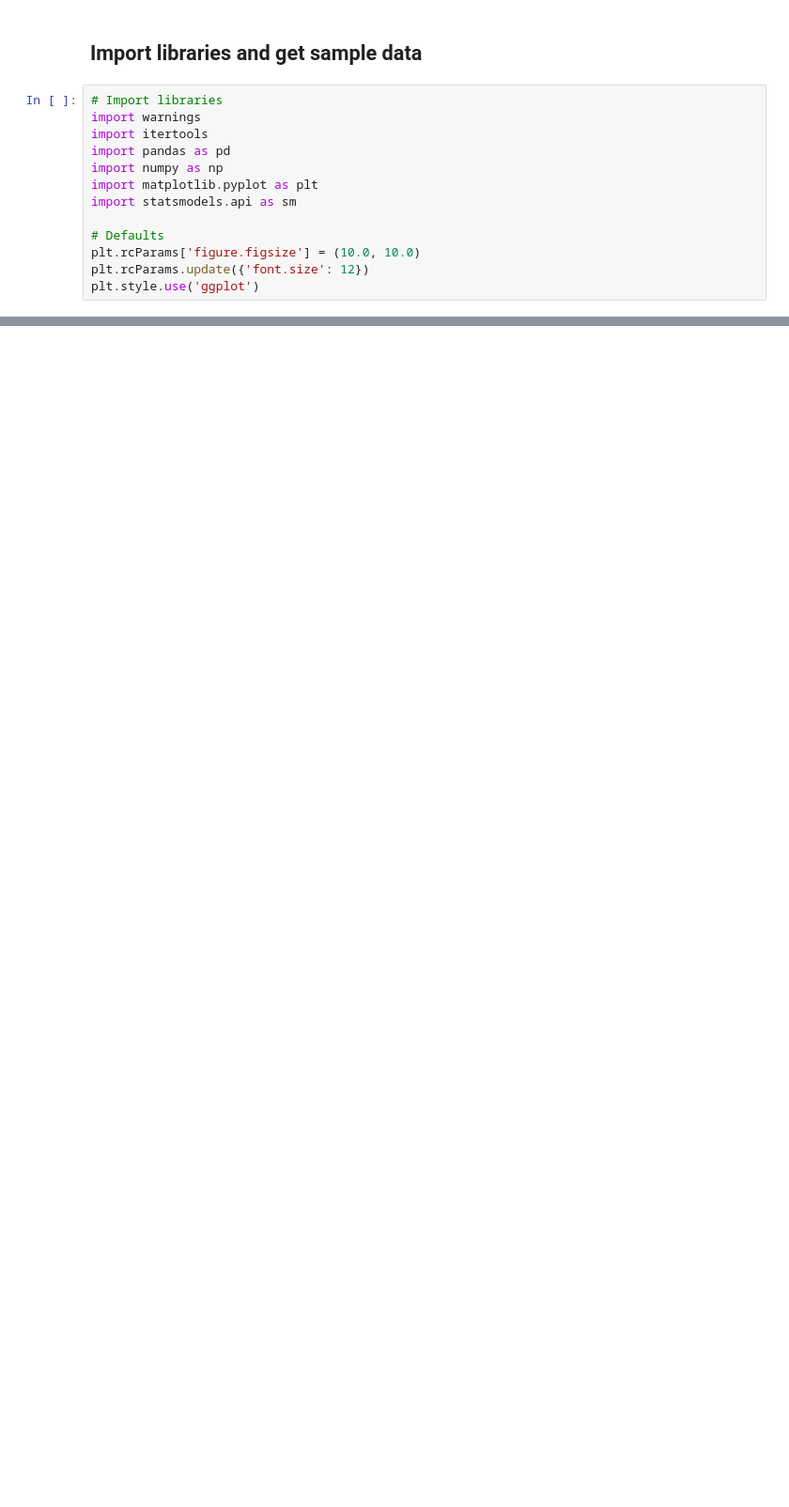
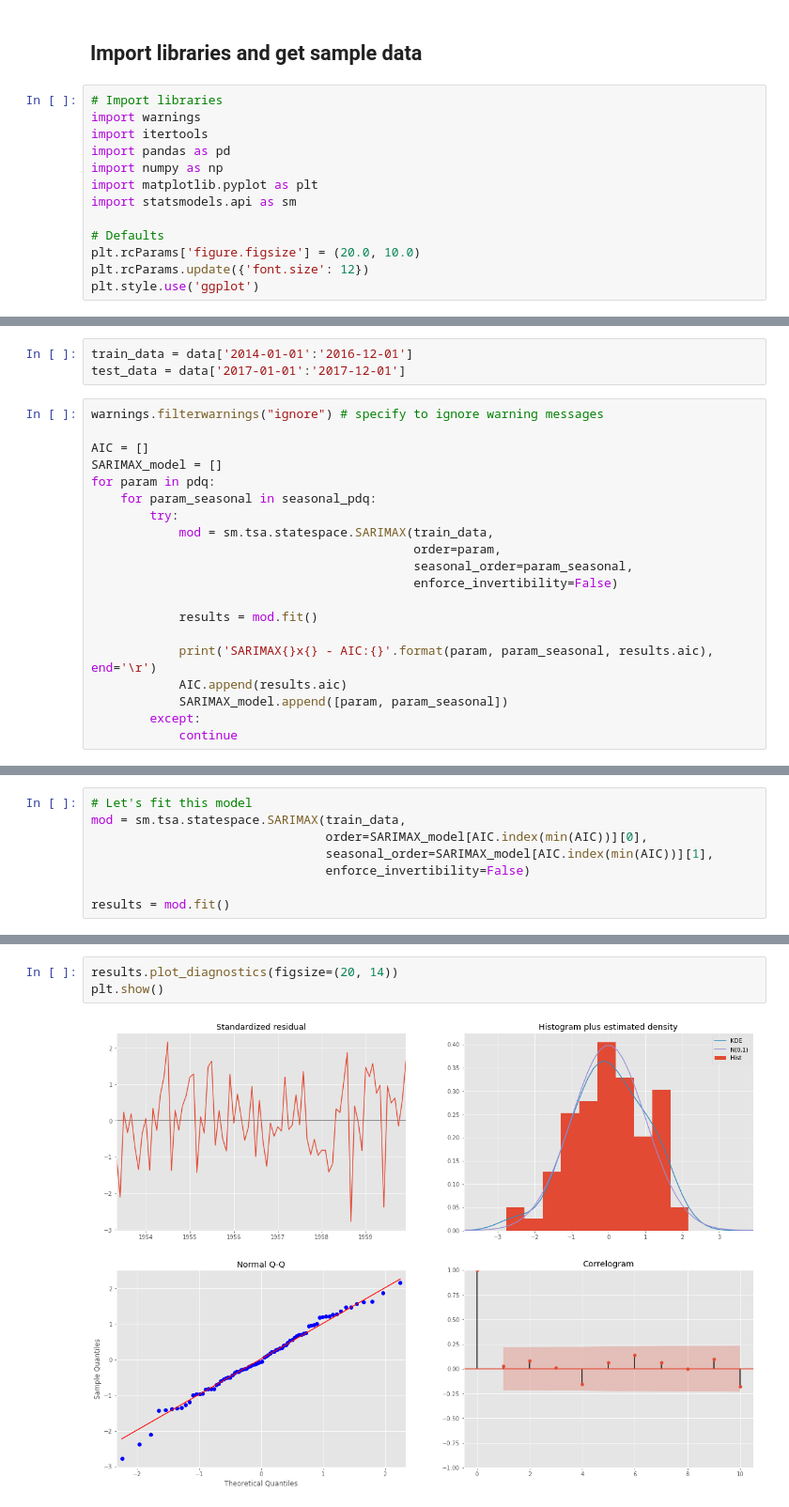
Before and after one commit to samrasajjad1988/air-modeling, a Jupyter notebook: time-series-analysis-ARIMA.ipynb, the cells around one changed output, grey strips where cells are left out. Shown at 94% size. Drawn from its saved outputs; the diff is of its cells as text; blank space fills up the shorter version.

```diff
--- a/time-series-analysis-ARIMA.ipynb
+++ b/time-series-analysis-ARIMA.ipynb
@@ -13,6 +14,6 @@ import matplotlib.pyplot as plt
 import statsmodels.api as sm
 
 # Defaults
-plt.rcParams['figure.figsize'] = (10.0, 10.0)
+plt.rcParams['figure.figsize'] = (20.0, 10.0)
 plt.rcParams.update({'font.size': 12})
 plt.style.use('ggplot')
@@ -59,0 +82,23 @@ plt.show()
+# %%
+train_data = data['2014-01-01':'2016-12-01']
+test_data = data['2017-01-01':'2017-12-01']
+# %%
+warnings.filterwarnings("ignore") # specify to ignore warning messages
+
+AIC = []
+SARIMAX_model = []
+for param in pdq:
+    for param_seasonal in seasonal_pdq:
+        try:
+            mod = sm.tsa.statespace.SARIMAX(train_data,
+                                            order=param,
+                                            seasonal_order=param_seasonal,
+                                            enforce_invertibility=False)
+
+            results = mod.fit()
+
+            print('SARIMAX{}x{} - AIC:{}'.format(param, param_seasonal, results.aic), end='\r')
+            AIC.append(results.aic)
+            SARIMAX_model.append([param, param_seasonal])
+        except:
+            continue
@@ -59,0 +111,8 @@ plt.show()
+# %%
+# Let's fit this model
+mod = sm.tsa.statespace.SARIMAX(train_data,
+                                order=SARIMAX_model[AIC.index(min(AIC))][0],
+                                seasonal_order=SARIMAX_model[AIC.index(min(AIC))][1],
+                                enforce_invertibility=False)
+
+results = mod.fit()
@@ -59,0 +121,5 @@ plt.show()
+# %%
+results.plot_diagnostics(figsize=(20, 14))
+plt.show()
+# %% [output]
+[figure, added]
```
Also changed, not shown: parts of 26 cells of this notebook.
